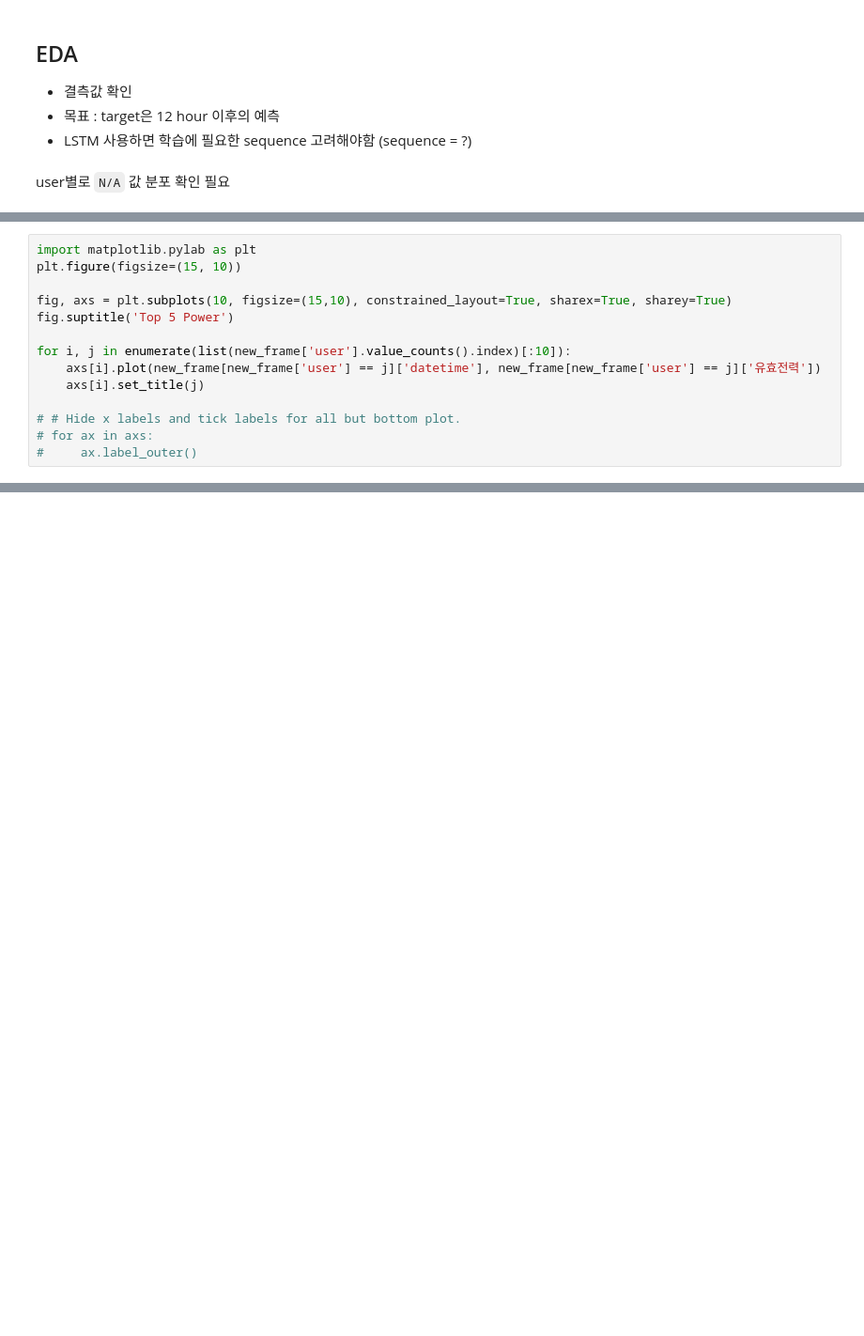
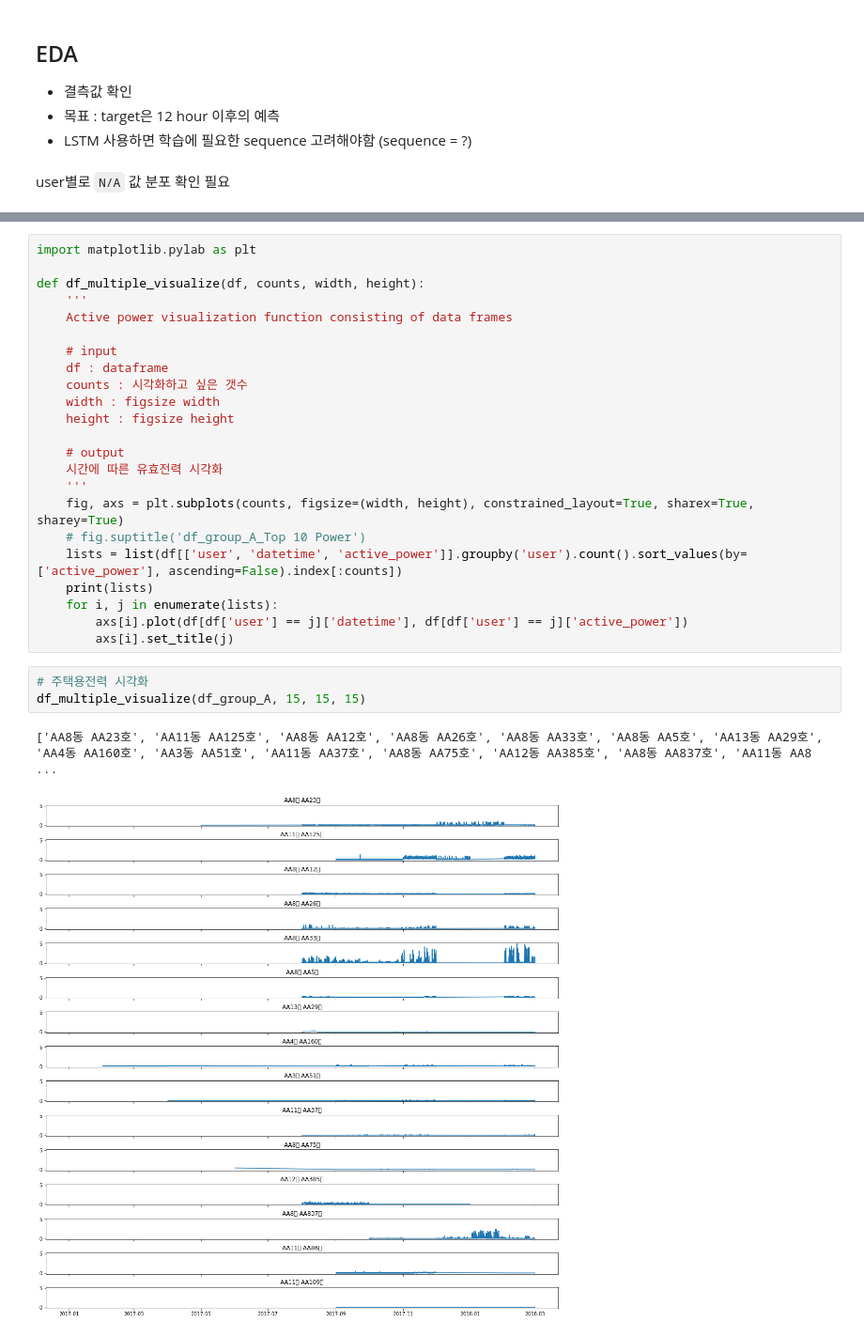
Before and after one commit to DeepHaeJoong/Federated-Learning, a Jupyter notebook: Data-EDA.ipynb, the cells around one changed output, grey strips where cells are left out. Shown at 94% size. Saved outputs shown, nothing was run; the diff lists cells and outputs as text; blank space fills up the shorter version.

```diff
--- a/Data-EDA.ipynb
+++ b/Data-EDA.ipynb
@@ -236,14 +285,0 @@ list(new_frame['user'].value_counts().index)[:10]
-# %%
-import matplotlib.pylab as plt
-plt.figure(figsize=(15, 10))
-
-fig, axs = plt.subplots(10, figsize=(15,10), constrained_layout=True, sharex=True, sharey=True)
-fig.suptitle('Top 5 Power')
-
-for i, j in enumerate(list(new_frame['user'].value_counts().index)[:10]):
-    axs[i].plot(new_frame[new_frame['user'] == j]['datetime'], new_frame[new_frame['user'] == j]['유효전력'])
-    axs[i].set_title(j)
-
-# # Hide x labels and tick labels for all but bottom plot.
-# for ax in axs:
-#     ax.label_outer()
@@ -260,0 +307,29 @@ plt.show()
+# %%
+import matplotlib.pylab as plt
+
+def df_multiple_visualize(df, counts, width, height):
+    '''
+    Active power visualization function consisting of data frames
+
+    # input
+    df : dataframe
+    counts : 시각화하고 싶은 갯수
+    width : figsize width
+    height : figsize height
+
+    # output
+    시간에 따른 유효전력 시각화
+    '''
+    fig, axs = plt.subplots(counts, figsize=(width, height), constrained_layout=True, sharex=True, sharey=True)
+    # fig.suptitle('df_group_A_Top 10 Power')
+    lists = list(df[['user', 'datetime', 'active_power']].groupby('user').count().sort_values(by=['active_power'], ascending=False).index[:counts])
+    print(lists)
+    for i, j in enumerate(lists):
+        axs[i].plot(df[df['user'] == j]['datetime'], df[df['user'] == j]['active_power'])
+        axs[i].set_title(j)
+# %%
+# 주택용전력 시각화
+df_multiple_visualize(df_group_A, 15, 15, 15)
+# %% [output]
+['AA8동 AA23호', 'AA11동 AA125호', 'AA8동 AA12호', 'AA8동 AA26호', 'AA8동 AA33호', 'AA8동 AA5호', 'AA13동 AA29호', 'AA4동 AA160호', 'AA3동 AA51호', 'AA11동 AA37호', 'AA8동 AA75호', 'AA12동 AA385호', 'AA8동 AA837호', 'AA11동 AA8 ...
+[figure, added]
```
Also changed, not shown: parts of 40 cells of this notebook, 10 other files.
